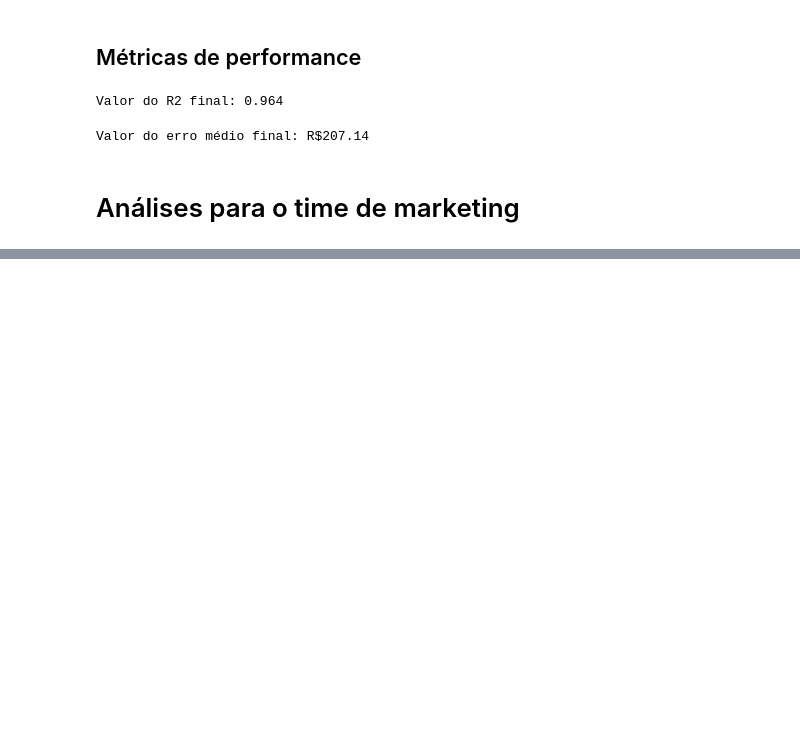
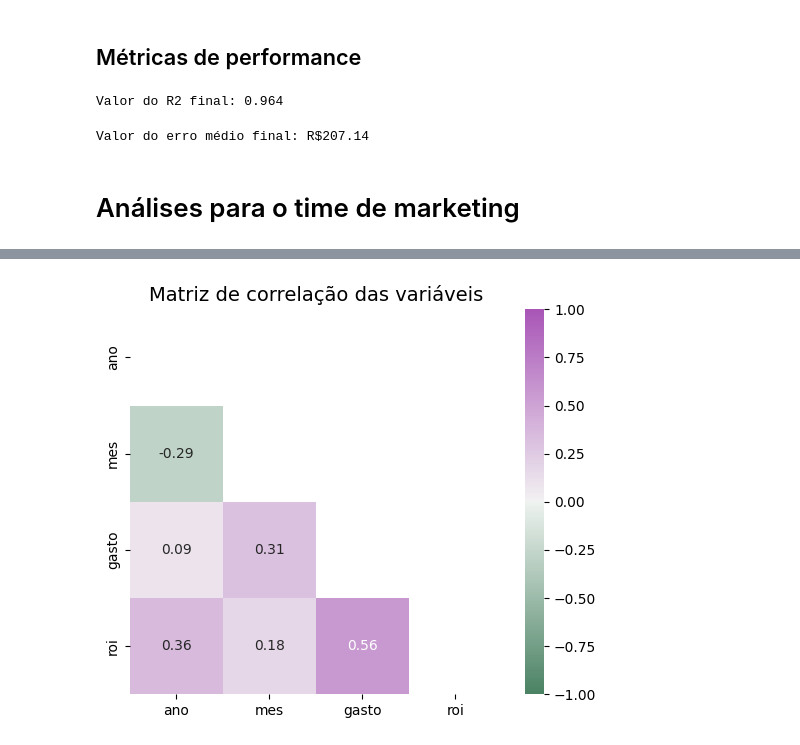
Before and after one commit to Gbrlmoraes/fiap_pbls_2024_2, a Jupyter notebook: PBL_fase_5/Analise_ROI.ipynb, the cells around one changed output, grey strips where cells are left out. Drawn from its saved outputs; the diff is of its cells as text; code cells hidden in the pictures; blank space fills up the shorter version.

```diff
--- a/PBL_fase_5/Analise_ROI.ipynb
+++ b/PBL_fase_5/Analise_ROI.ipynb
@@ -252,0 +261,25 @@ Valor do erro médio final: R$207.14
+# %%
+def correlation_matrix(correlation_matrix, ax = None, vmin = -1, vmax = 1):
+    '''
+    Description:
+        - Plots a cool correlation matrix, based on seaborn heatmap
+    Arguments:
+        - Correlation Matrix Dataset (Ex: "df.corr()")
+    '''
+
+    # Creates a triangular shaped mask based on the original matrix
+    tri_mask = np.triu(np.ones_like(correlation_matrix))
+
+    # Plot the triangular heat map
+    sns.heatmap(
+        data = correlation_matrix,
+        mask = tri_mask,
+        annot = True,
+        cmap = sns.diverging_palette(145, 300, s=60, as_cmap=True),
+        ax = ax,
+        vmin = vmin,
+        vmax = vmax
+    )
+# %%
+corr = df.drop(columns = 'tipo_midia').corr()
+corr
@@ -252,0 +292,7 @@ Valor do erro médio final: R$207.14
+# %%
+plt.figure(figsize = (6, 5))
+correlation_matrix(corr)
+plt.title('Matriz de correlação das variáveis', fontsize = 14)
+plt.show()
+# %% [output]
+[figure, added]
```
Also changed, not shown: parts of 10 cells of this notebook, 1 other file.
